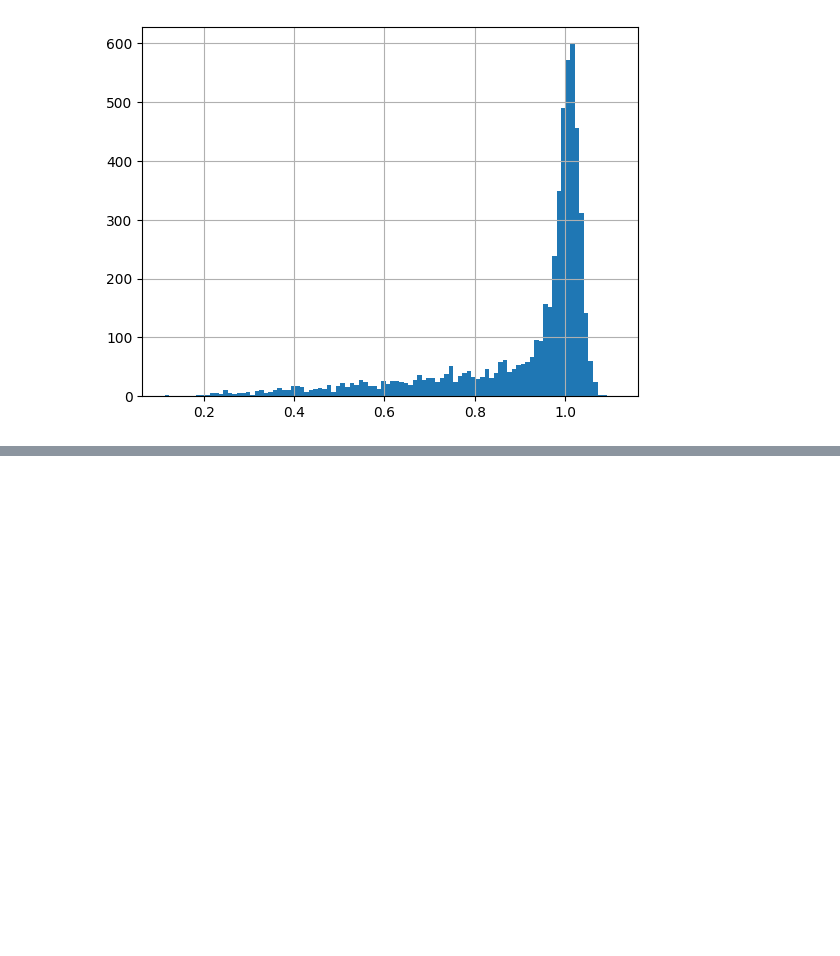
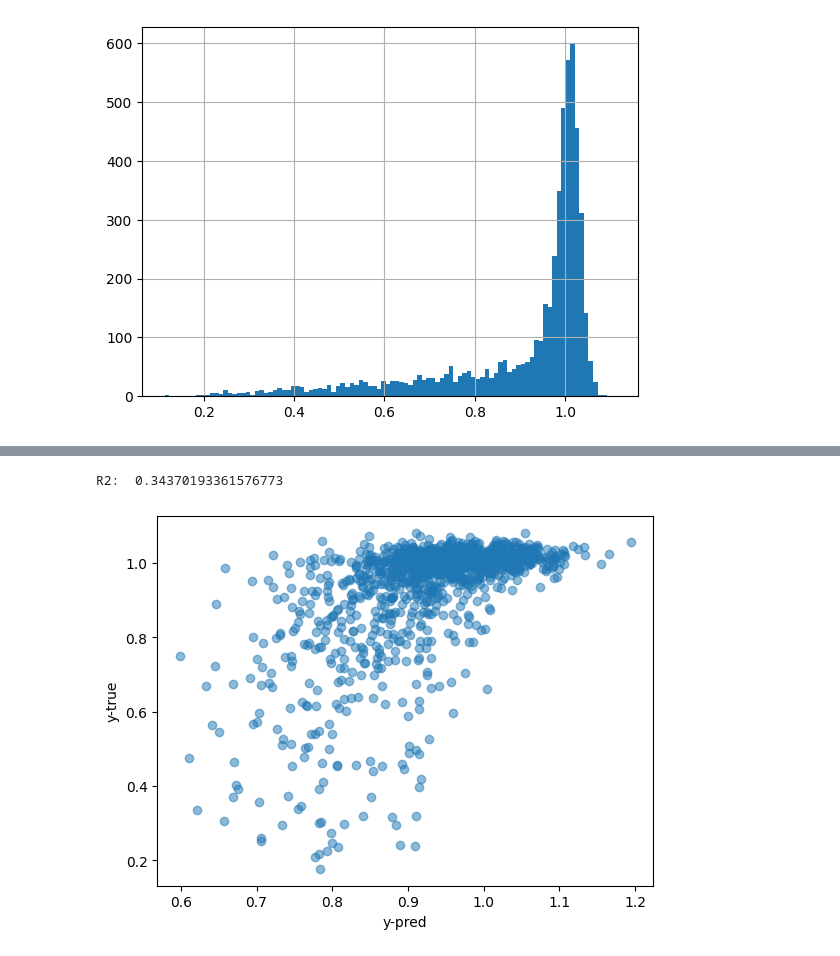
Before and after one commit to lesves/yeast-embeddings, a Jupyter notebook: ForSysGen.ipynb, the cells around one changed output, grey strips where cells are left out. Saved outputs shown, nothing was run; the diff lists cells and outputs as text; code cells hidden in the pictures; blank space fills up the shorter version.

```diff
--- a/ForSysGen.ipynb
+++ b/ForSysGen.ipynb
@@ -481,0 +430,18 @@ R2:  0.495674939743713
+# %%
+# Comparison to only sequence features
+
+A = smf_filter.merge(emb_full_pca, on='gene_id', how='inner').dropna()
+X = A.iloc[:, 5:]
+y = A['smf_30']
+X_train, X_test, y_train, y_test = train_test_split(X, y, test_size=0.33, random_state=42)
+
+lm = LinearRegression().fit(X_train, y_train)
+print('R2: ', lm.score(X_test, y_test))
+
+plt.scatter(lm.predict(X_test), y_test, alpha=0.5)
+plt.xlabel("y-pred")
+plt.ylabel("y-true")
+plt.show()
+# %% [output]
+R2:  0.34370193361576773
+[figure, added]
```
Also changed, not shown: parts of 46 cells of this notebook.
